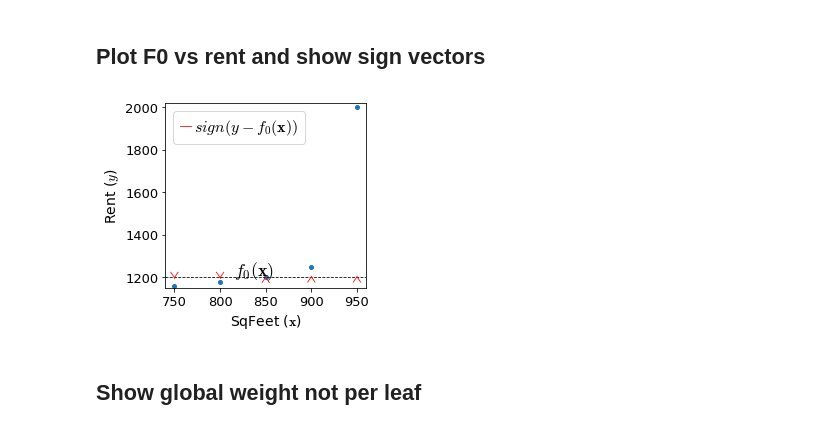
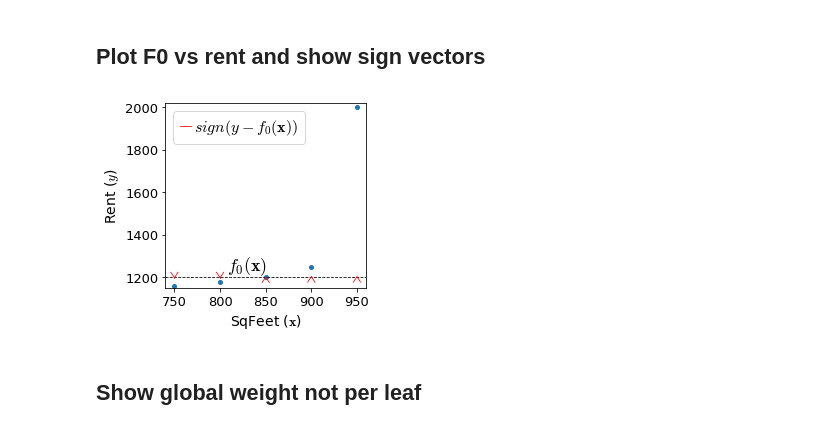
Before and after one commit to parrt/ml-articles, a Jupyter notebook: gradient-boosting/notebooks/dev-mae.ipynb, the cells around one changed output. Drawn from its saved outputs; the diff is of its cells as text; code cells hidden in the pictures.

```diff
--- a/gradient-boosting/notebooks/dev-mae.ipynb
+++ b/gradient-boosting/notebooks/dev-mae.ipynb
@@ -65,35 +66,35 @@ print(o)
 # %%
 f0 = df.rent.median()
 fig, axes = plt.subplots(nrows=1, ncols=1, figsize=(4, 3.5), sharey=True)
 
 ax = axes
 line1, = ax.plot(df.sqfeet,df.rent,'o', linewidth=.8, markersize=4, label="$y$")
 # fake a line to get smaller red dot
 line2, = ax.plot([0,0],[0,0], c='r', markersize=4, label=r"$sign(y-f_0({\bf x}))$", linewidth=.8)
 ax.plot([df.sqfeet.min()-10,df.sqfeet.max()+10], [f0,f0],
          linewidth=.8, linestyle='--', c='k')
 ax.set_xlim(df.sqfeet.min()-10,df.sqfeet.max()+10)
 ax.set_ylim(df.rent.min()-10, df.rent.max()+20)
-ax.text(815, f0+10, r"$f_0({\bf x})$", fontsize=18)
+ax.text(808, f0+30, r"$f_0({\bf x})$", fontsize=18)
 
 ax.set_ylabel(r"Rent ($y$)", fontsize=14)
 ax.set_xlabel(r"SqFeet (${\bf x}$)", fontsize=14)
 
 # draw arrows
 for x,y,yhat in zip(df.sqfeet,df.rent,df.F0):
     draw_vector(ax, x, yhat, 0, np.sign(y-yhat)*2, df.rent.max()-df.rent.min())
 
 ax.legend(handles=[line2], fontsize=16,
           loc='upper left',
           labelspacing=.1,
           handletextpad=.2,
           handlelength=.7,
           frameon=True)
 
 plt.tight_layout()
 plt.show()
 # %% [output]
-[figure, old version]
+[figure, new version]
 # %% [markdown]
 ## Show global weight not per leaf
 # %%
```
Also changed, not shown: parts of 11 cells of this notebook, 3 other files.
